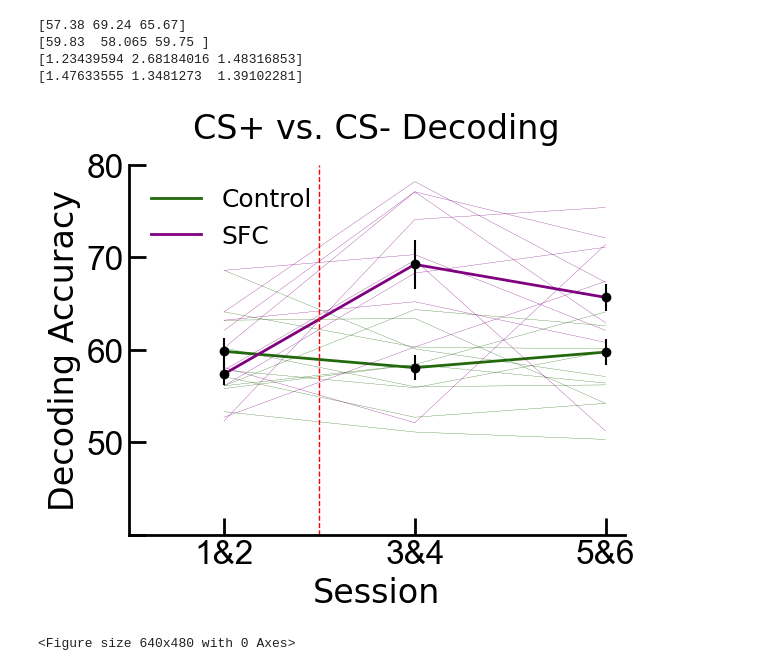
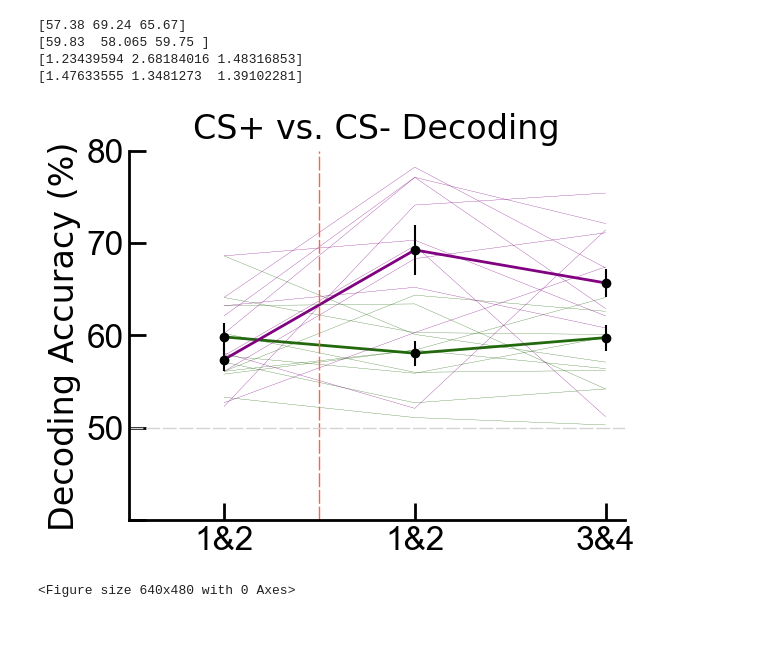
Before and after one commit to Pegahka/SocialFearConditioningProject, a Jupyter notebook: Decoding/DecodingLinePlots/CS+vsCS-Decoding_SingleLines.ipynb, the cells around one changed output. Drawn from its saved outputs; the diff is of its cells as text; code cells hidden in the pictures; blank space fills up the shorter version.

```diff
--- a/Decoding/DecodingLinePlots/CS+vsCS-Decoding_SingleLines.ipynb
+++ b/Decoding/DecodingLinePlots/CS+vsCS-Decoding_SingleLines.ipynb
@@ -151,45 +151,52 @@ ax.plot(x_20, y_20, color='purple', linewidth=0.2)
 
 # Adding labels and title
 ax.set_xlabel('Session', fontsize = 24)
-ax.set_ylabel('Decoding Accuracy', fontsize = 24)
+ax.set_xlabel('', fontsize = 24)
+
+ax.set_ylabel('Decoding Accuracy (%)', fontsize = 24)
 ax.set_title('Four Line Plots with Standard Deviation Bars')
-ax.set_title('CS+ vs. CS- Decoding', fontsize = 24, y = 1.05)
+ax.set_title('CS+ vs. CS- Decoding', fontsize = 24, y = 1.01)
 
 # Showing only bottom and left axis
 ax.spines['right'].set_visible(False)
 ax.spines['top'].set_visible(False)
 
-plt.axvline(x=1.5,linewidth=1, color='red',ls='--')
+plt.axvline(x=1.5,linewidth=1, color='tomato',ls='--', dashes=(10, 2))
+plt.axhline(y=50,linewidth=1, color='lightgrey',ls='--', dashes=(10, 2))
+
 
 
 # Adding legend
 
 
 
 #axis limits and ticks
 ax.set_ylim(bottom=50,top=80);
 ax.set_yticks([40,50,60,70,80], fontname='Arial')
 ax.set_yticklabels(['','50','60','70','80'],fontname='Arial')
 
 ax.set_xlim([0.5,3.1])
 ax.set_xticks([1,2,3], fontname='Arial')
-ax.set_xticklabels(['1&2','3&4','5&6'],fontname='Arial')
+ax.set_xticklabels(['1&2','1&2','3&4'],fontname='Arial')
 
 #axis features
 ax.spines['left'].set_linewidth(2)
 ax.spines['bottom'].set_linewidth(2)
 ax.tick_params(axis='both', which='major', direction='in',length=12, labelsize=24, width=2)
 
 # Displaying the plot
 plt.legend(['Control', 'SFC'], fontsize = 18, frameon=False, loc='upper left')
+ax.get_legend().remove()
+
+
 #ax.legend(loc='upper left')
 plt.show()
 
 # Save figures
 plt.tight_layout()
 fig.tight_layout()
 fig.savefig("CS+vsCS-_Decoding_SingleLines.jpg",dpi=500)
 plt.savefig('CS+vsCS-_Decoding_SingleLines.eps', format='eps')
 # %% [output]
-[figure, old version]
+[figure, new version]
 <Figure size 640x480 with 0 Axes>
```
